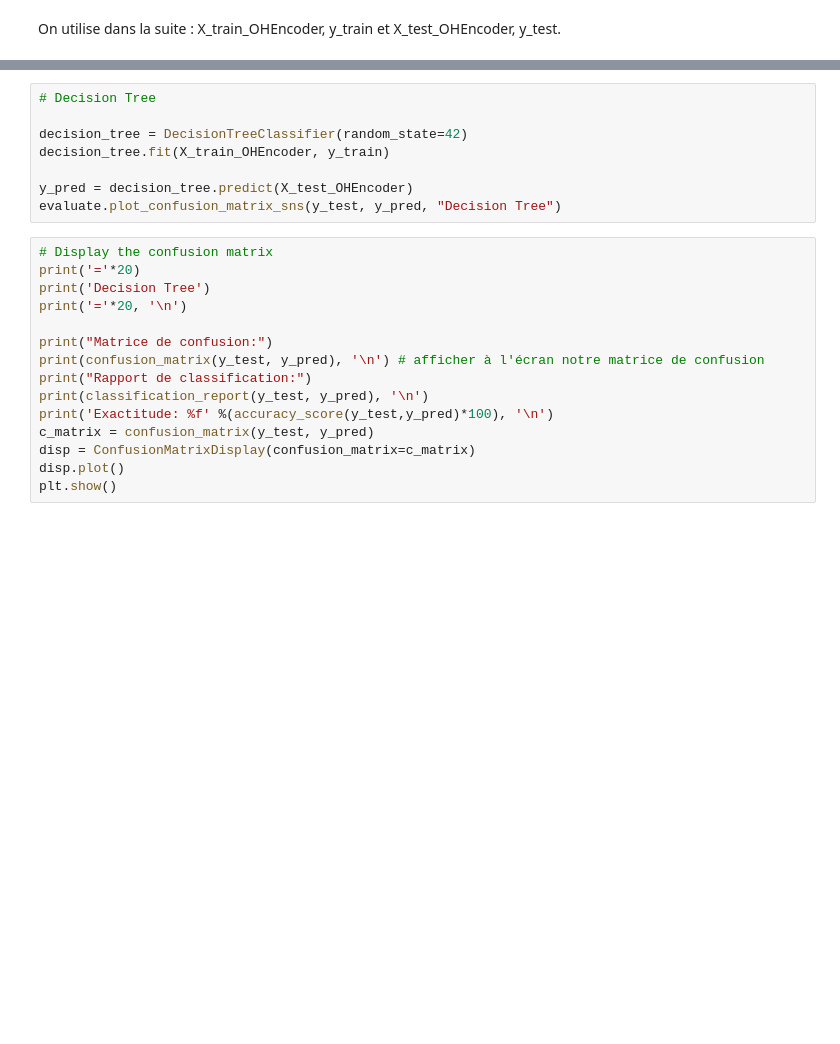
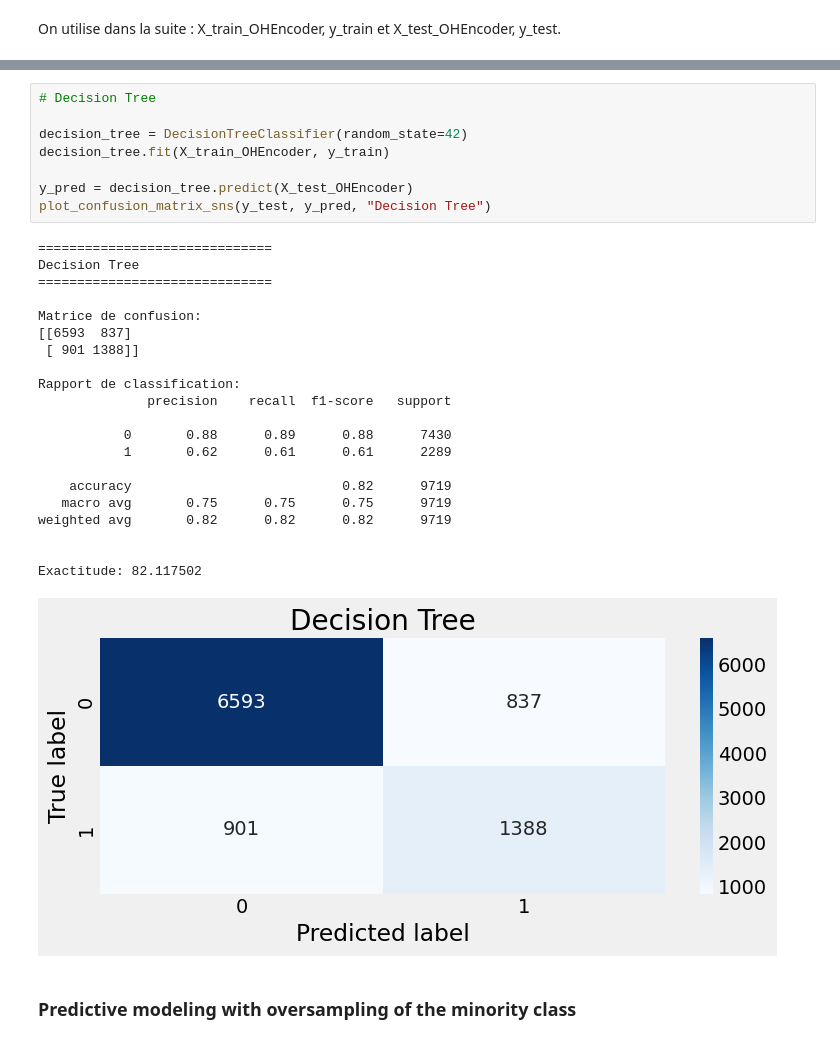
Before and after one commit to jrafei/income-prediction, a Jupyter notebook: notebooks/models_random_forests.ipynb, the cells around one changed output, grey strips where cells are left out. Saved outputs shown, nothing was run; the diff lists cells and outputs as text; blank space fills up the shorter version.

Commit message:
decision_tree modif

```diff
--- a/notebooks/models_random_forests.ipynb
+++ b/notebooks/models_random_forests.ipynb
@@ -289,23 +473,32 @@ X_train_OHEncoder.shape, y_train.shape, X_test_OHEncoder.shape, y_test.shape
 # %%
 # Decision Tree
 
 decision_tree = DecisionTreeClassifier(random_state=42)
 decision_tree.fit(X_train_OHEncoder, y_train)
 
 y_pred = decision_tree.predict(X_test_OHEncoder)
-evaluate.plot_confusion_matrix_sns(y_test, y_pred, "Decision Tree")
+plot_confusion_matrix_sns(y_test, y_pred, "Decision Tree")
+# %% [output]
+==============================
+Decision Tree
+==============================
+
+Matrice de confusion:
+[[6593  837]
+ [ 901 1388]]
+
+Rapport de classification:
+              precision    recall  f1-score   support
+
+           0       0.88      0.89      0.88      7430
+           1       0.62      0.61      0.61      2289
+
+    accuracy                           0.82      9719
+   macro avg       0.75      0.75      0.75      9719
+weighted avg       0.82      0.82      0.82      9719
+
+
+Exactitude: 82.117502
+[figure, added]
-# %%
-# Display the confusion matrix
-print('='*20)
-print('Decision Tree')
-print('='*20, '\n')
-
-print("Matrice de confusion:")
-print(confusion_matrix(y_test, y_pred), '\n') # afficher à l'écran notre matrice de confusion
-print("Rapport de classification:")
-print(classification_report(y_test, y_pred), '\n')
-print('Exactitude: %f' %(accuracy_score(y_test,y_pred)*100), '\n')
-c_matrix = confusion_matrix(y_test, y_pred)
-disp = ConfusionMatrixDisplay(confusion_matrix=c_matrix)
-disp.plot()
-plt.show()
+# %% [markdown]
+### Predictive modeling with oversampling of the minority class
```
Also changed, not shown: parts of 36 cells of this notebook, 3 other files.
